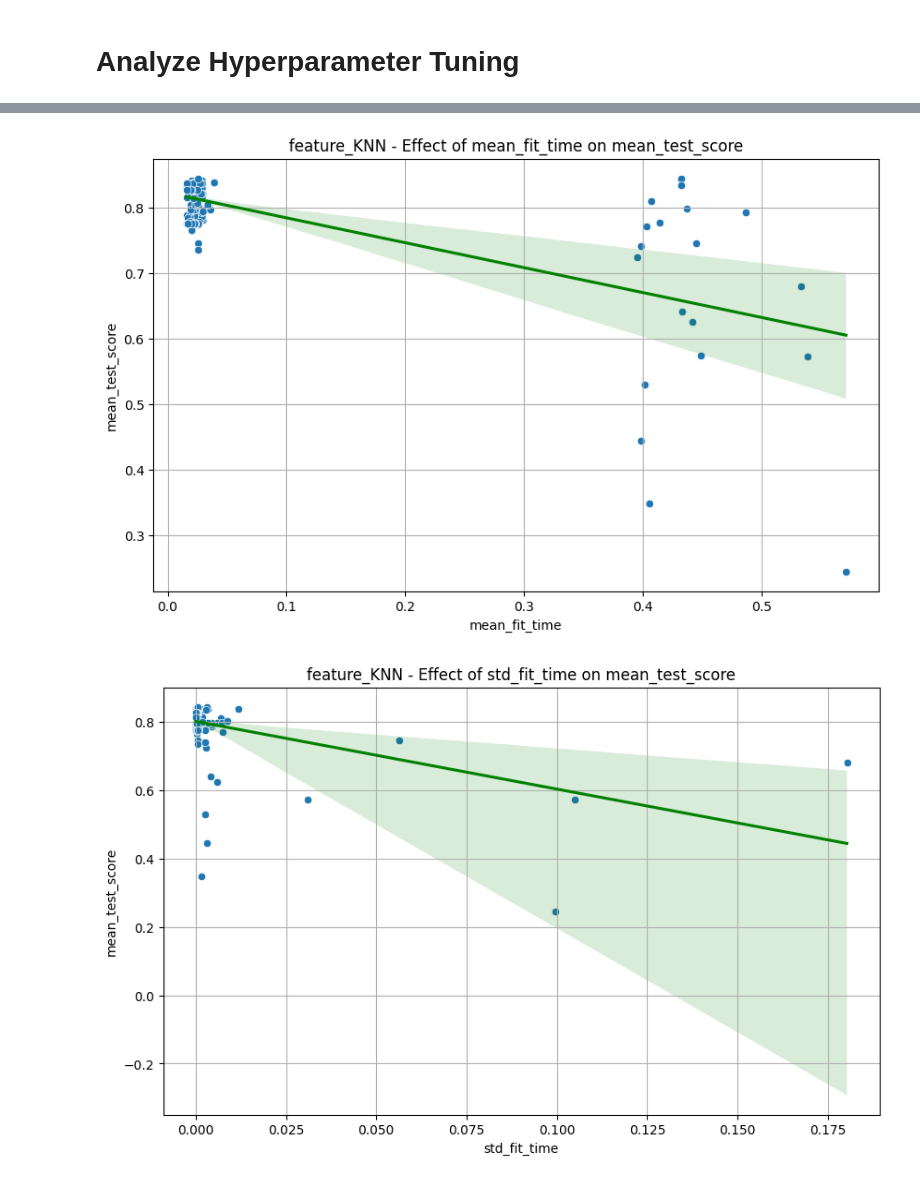
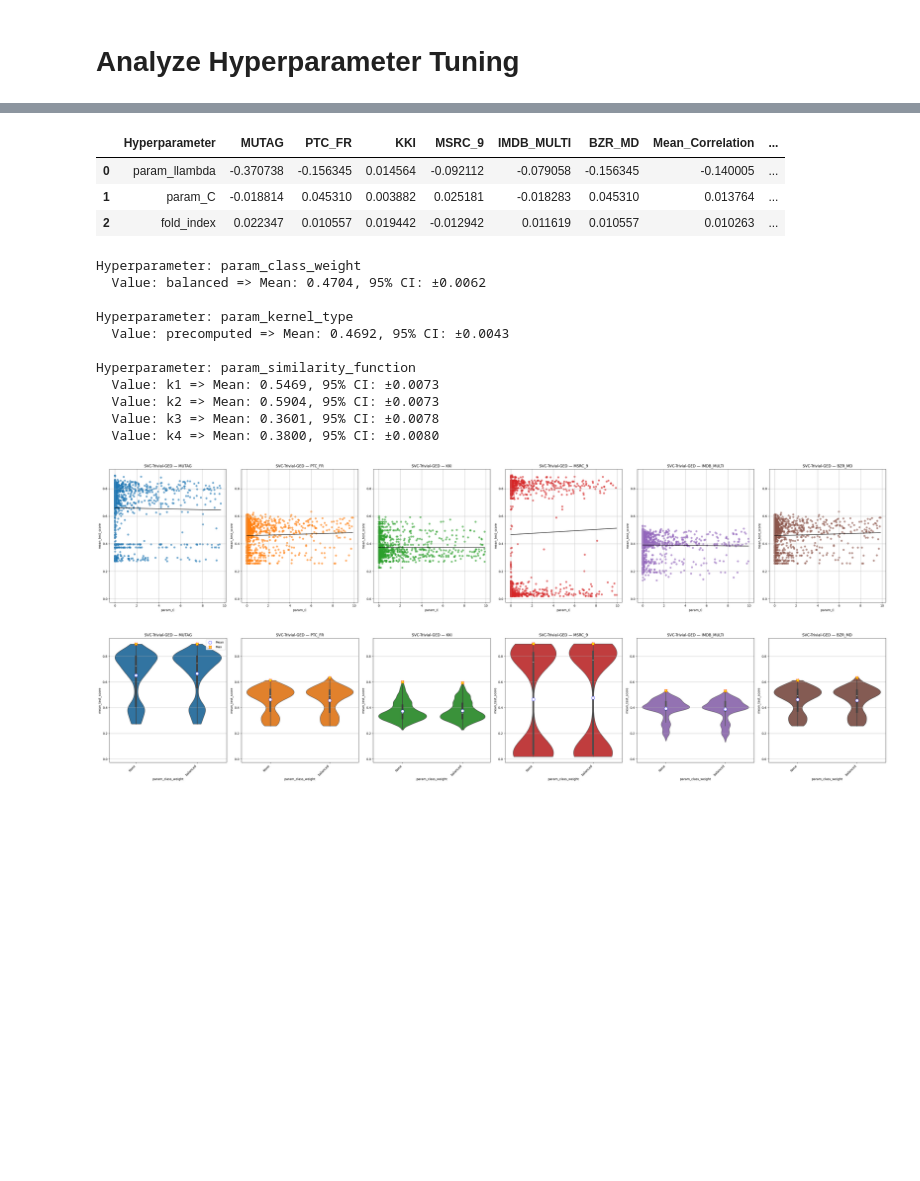
Before and after one commit to SimonESchumacher/Exploration-of-the-Potential-of-GED-based-Classifiers, a Jupyter notebook: Hyperparmeter_plot.ipynb, the cells around one changed output, grey strips where cells are left out. Drawn from its saved outputs; the diff is of its cells as text; code cells hidden in the pictures; blank space fills up the shorter version.

```diff
--- a/Hyperparmeter_plot.ipynb
+++ b/Hyperparmeter_plot.ipynb
@@ -13,7 +13,17 @@ FILENAME = "f_KNN_MUTAG_TEST_2024-06-26_15-52-52_results.csv"
 # %%
 
-filepath= "configs/results/HP_MUTAG/HP_20251116_SVC_Random-Walk-Edit_precomputed_MUTAG.xlsx"
+filepath_MUTAG= "files/results/Hyperparameter_tuning_results/HP_20251121_SVC_Trivial-GED_precomputed_MUTAG_1_.xlsx"
+filepath_PTC_FR ="files/results/Hyperparameter_tuning_results/HP_20251121_SVC_Trivial-GED_precomputed_BZR_MD_1_.xlsx"
+filepath_KKI = "files/results/Hyperparameter_tuning_results/HP_20251121_SVC_Trivial-GED_precomputed_KKI_1_.xlsx"
+filepath_MSRC_9 ="files/results/Hyperparameter_tuning_results/HP_20251121_SVC_Trivial-GED_precomputed_MSRC_9_1_.xlsx"
+filepath_IMDB_MULTI ="files/results/Hyperparameter_tuning_results/HP_20251114_SVC_Trivial-GED_precomputed_IMDB-MULTI.xlsx"
+filepath_BZR_MD ="files/results/Hyperparameter_tuning_results/HP_20251121_SVC_Trivial-GED_precomputed_BZR_MD_1_.xlsx"
+
+Model_Name = "SVC-Trivial-GED"
 # %%
+filepath= filepath_IMDB_MULTI
+filepaths = [filepath_MUTAG, filepath_PTC_FR, filepath_KKI, filepath_MSRC_9, filepath_IMDB_MULTI, filepath_BZR_MD]
+filepaths_names = ["MUTAG","PTC_FR","KKI", "MSRC_9", "IMDB_MULTI", "BZR_MD"]
 
 # # find the file in the directory
 # filepath = None
@@ -25,4 +35,8 @@ filepath= "configs/results/HP_MUTAG/HP_20251116_SVC_Random-Walk-Edit_precomputed
 hyper_df = pd.read_excel(filepath)
 display(len(hyper_df))
 display(hyper_df.head(10))
+datasets_multiple = []
+for filepath in filepaths:
+    hyper_df_temp = pd.read_excel(filepath)
+    datasets_multiple.append(hyper_df_temp)
 # %% [output]
@@ -113,24 +307,69 @@ display(top_50_df.describe())
 # %%
 results_column = "mean_test_score"
-Model_Name = "feature_KNN"
+
 collums = hyper_df.columns.tolist()
 collums.remove(results_column)
 collums.remove("params")
+collums.remove("mean_fit_time")
+collums.remove("mean_score_time")
+collums.remove("std_fit_time")
+collums.remove("std_score_time")
 collums.remove("split0_test_score")
 collums.remove("split1_test_score")
 collums.remove("split2_test_score")
 collums.remove("split3_test_score")
 collums.remove("split4_test_score")
 collums.remove("std_test_score")
 collums.remove("rank_test_score")
 # possible filter
 # hyper_df = hyper_df[hyper_df["param_t_iterations"] == 4 ]
 # hyper_df = hyper_df[hyper_df["param_diffusion_function"] == "von_Neumann_diff_kernel" ]
+# for i, df in enumerate(dfs):
+#     df =df[df["param_similarity_function"]=="k4"]
+#     dfs[i] = df
+
 # for i in range(15):
     # fold_df =hyper_df[hyper_df["fold_index"]==i]
+
+# create a df with correlation results
+# calculate correlations for each dataset (rows=hyperparameters, cols=datasets)
+correlation_results = calculate_correlation(datasets_multiple, collums, results_column)
+
+# keep per-dataset correlations and add summary columns
+correlation_df = correlation_results.copy()
+correlation_df['Mean_Correlation'] = correlation_df.mean(axis=1, skipna=True)
+correlation_df['Mean_Absolute_Correlation'] = correlation_df.abs().mean(axis=1, skipna=True)
+
+# sort by mean absolute correlation and expose hyperparameter as a column
+correlation_df = correlation_df.sort_values(by='Mean_Absolute_Correlation', ascending=False).reset_index().rename(columns={'index': 'Hyperparameter'})
+display(correlation_df)
+
+# get the average scores for discrete hyperparameters
+average_results = get_parameter_avergae(dfs, collums, results_column)
+for hyperparameter, avg_dict in average_results.items():
+    print(f"Hyperparameter: {hyperparameter}")
+    for value, (mean, conf_int) in avg_dict.items():
+        print(f"  Value: {value} => Mean: {mean:.4f}, 95% CI: ±{conf_int:.4f}")
+    print()
+
 for col in collums:
     if col != results_column:
-        plot_hyperparameter_effect(hyper_df, col, results_column, Model_Name)
+        plot_hyperparameter_effect(dfs,filepaths_names, col, results_column, Model_Name)
 # %% [output]
+|  | Hyperparameter | MUTAG | PTC_FR | KKI | MSRC_9 | IMDB_MULTI | BZR_MD | Mean_Correlation | ... |
+| 0 | param_llambda | -0.370738 | -0.156345 | 0.014564 | -0.092112 | -0.079058 | -0.156345 | -0.140005 | ... |
+| 1 | param_C | -0.018814 | 0.045310 | 0.003882 | 0.025181 | -0.018283 | 0.045310 | 0.013764 | ... |
+| 2 | fold_index | 0.022347 | 0.010557 | 0.019442 | -0.012942 | 0.011619 | 0.010557 | 0.010263 | ... |
+Hyperparameter: param_class_weight
+  Value: balanced => Mean: 0.4704, 95% CI: ±0.0062
+
+Hyperparameter: param_kernel_type
+  Value: precomputed => Mean: 0.4692, 95% CI: ±0.0043
+
+Hyperparameter: param_similarity_function
+  Value: k1 => Mean: 0.5469, 95% CI: ±0.0073
+  Value: k2 => Mean: 0.5904, 95% CI: ±0.0073
+  Value: k3 => Mean: 0.3601, 95% CI: ±0.0078
+  Value: k4 => Mean: 0.3800, 95% CI: ±0.0080
-[figure, old version]
+[figure, new version]
-[figure, old version]
+[figure, new version]
```
Also changed, not shown: parts of 8 cells of this notebook, 1 other file.
